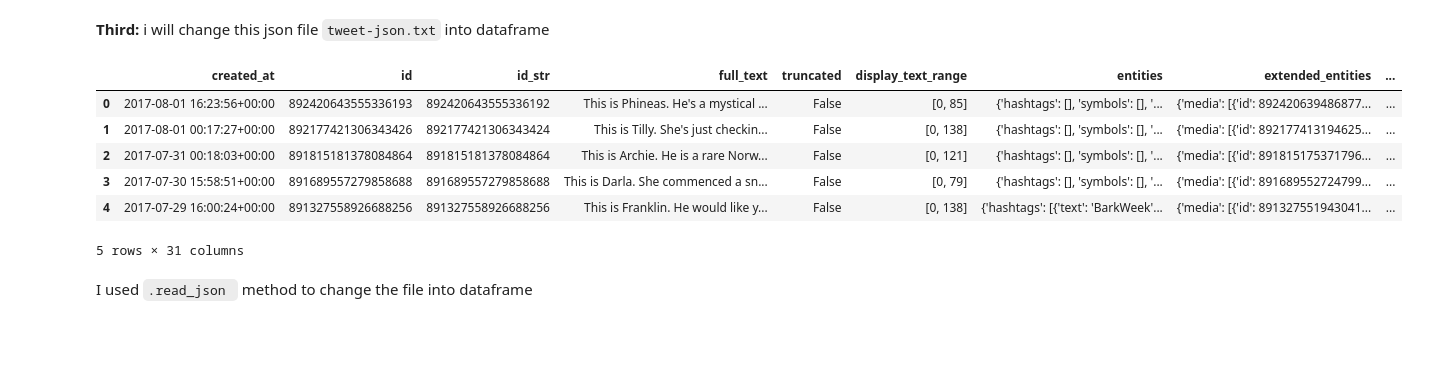
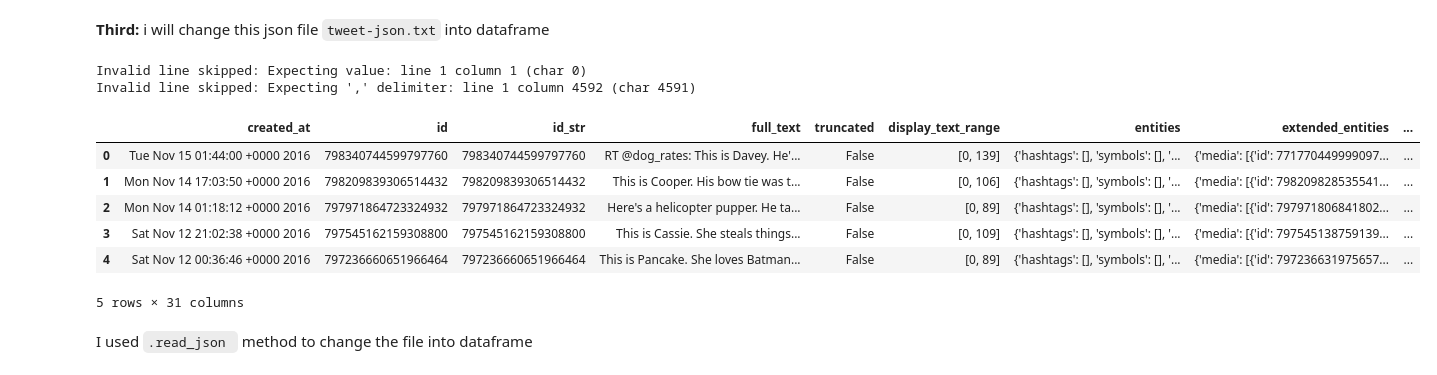
Before and after one commit to mohamedmouta/Match, a Jupyter notebook: wrangle_act.ipynb, the cells around one changed output. Saved outputs shown, nothing was run; the diff lists cells and outputs as text; code cells hidden in the pictures; blank space fills up the shorter version.

```diff
--- a/wrangle_act.ipynb
+++ b/wrangle_act.ipynb
@@ -54,19 +55,31 @@ tsv_df.head(10)
 I used `.read_csv ` method whit ` sep =\t ` to change the file into dataframe
 # %% [markdown]
 **Third:** i will change this json file ` tweet-json.txt ` into dataframe
-# %%
-
-
-json_df = pd.read_json("tweet_json.txt", lines=True)
-json_df.head()
-# %% [output]
-|  | created_at | id | id_str | full_text | truncated | display_text_range | entities | extended_entities | ... |
-| 0 | 2017-08-01 16:23:56+00:00 | 892420643555336193 | 892420643555336192 | This is Phineas. He's a mystical ... | False | [0, 85] | {'hashtags': [], 'symbols': [], '... | {'media': [{'id': 892420639486877... | ... |
-| 1 | 2017-08-01 00:17:27+00:00 | 892177421306343426 | 892177421306343424 | This is Tilly. She's just checkin... | False | [0, 138] | {'hashtags': [], 'symbols': [], '... | {'media': [{'id': 892177413194625... | ... |
-| 2 | 2017-07-31 00:18:03+00:00 | 891815181378084864 | 891815181378084864 | This is Archie. He is a rare Norw... | False | [0, 121] | {'hashtags': [], 'symbols': [], '... | {'media': [{'id': 891815175371796... | ... |
-| 3 | 2017-07-30 15:58:51+00:00 | 891689557279858688 | 891689557279858688 | This is Darla. She commenced a sn... | False | [0, 79] | {'hashtags': [], 'symbols': [], '... | {'media': [{'id': 891689552724799... | ... |
-| 4 | 2017-07-29 16:00:24+00:00 | 891327558926688256 | 891327558926688256 | This is Franklin. He would like y... | False | [0, 138] | {'hashtags': [{'text': 'BarkWeek'... | {'media': [{'id': 891327551943041... | ... |
-5 rows × 31 columns
+# %%
+import json
+
+data = []
+
+with open("tweet-json", "r") as f:
+    for line in f:
+        try:
+            data.append(json.loads(line))
+        except json.JSONDecodeError as e:
+            print("Invalid line skipped:", e)
+
+import pandas as pd
+json_df = pd.DataFrame(data)
+json_df.head()
+# %% [output]
+Invalid line skipped: Expecting value: line 1 column 1 (char 0)
+Invalid line skipped: Expecting ',' delimiter: line 1 column 4592 (char 4591)
+|  | created_at | id | id_str | full_text | truncated | display_text_range | entities | extended_entities | ... |
+| 0 | Tue Nov 15 01:44:00 +0000 2016 | 798340744599797760 | 798340744599797760 | RT @dog_rates: This is Davey. He'... | False | [0, 139] | {'hashtags': [], 'symbols': [], '... | {'media': [{'id': 771770449999097... | ... |
+| 1 | Mon Nov 14 17:03:50 +0000 2016 | 798209839306514432 | 798209839306514432 | This is Cooper. His bow tie was t... | False | [0, 106] | {'hashtags': [], 'symbols': [], '... | {'media': [{'id': 798209828535541... | ... |
+| 2 | Mon Nov 14 01:18:12 +0000 2016 | 797971864723324932 | 797971864723324932 | Here's a helicopter pupper. He ta... | False | [0, 89] | {'hashtags': [], 'symbols': [], '... | {'media': [{'id': 797971806841802... | ... |
+| 3 | Sat Nov 12 21:02:38 +0000 2016 | 797545162159308800 | 797545162159308800 | This is Cassie. She steals things... | False | [0, 109] | {'hashtags': [], 'symbols': [], '... | {'media': [{'id': 797545138759139... | ... |
+| 4 | Sat Nov 12 00:36:46 +0000 2016 | 797236660651966464 | 797236660651966464 | This is Pancake. She loves Batman... | False | [0, 89] | {'hashtags': [], 'symbols': [], '... | {'media': [{'id': 797236631975657... | ... |
+5 rows × 31 columns
 # %% [markdown]
 I used `.read_json ` method  to change the file into dataframe
 # %% [markdown]
```
Also changed, not shown: parts of 122 cells of this notebook.
